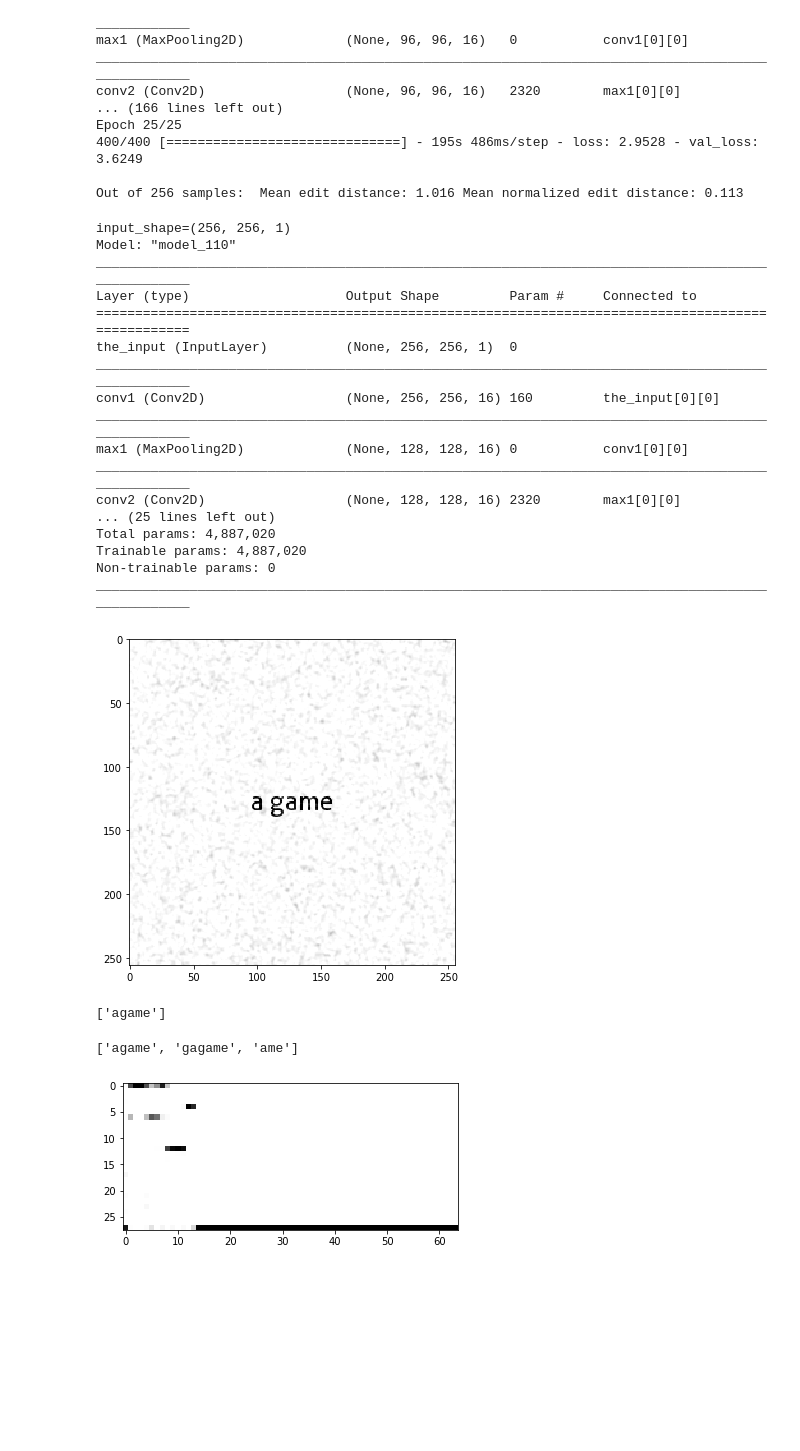
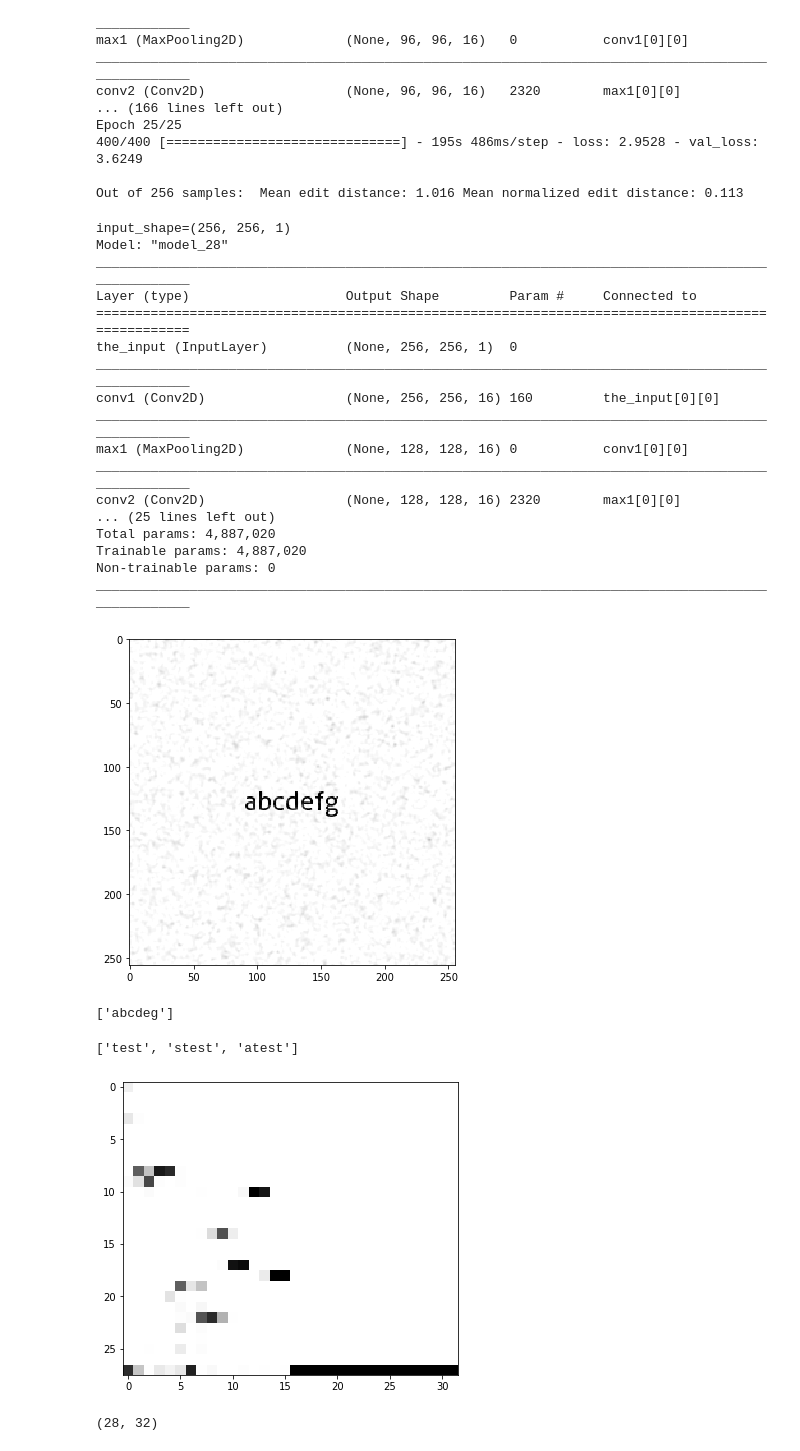
Before and after one commit to startoftext/image2text, a Jupyter notebook: image2text.ipynb, the cells around one changed output. Cells and saved outputs as stored; diff of their text form; code cells hidden in the pictures; blank space fills up the shorter version.

Commit message:
Added some code to do a test prediction and also a visual of the network output.

```diff
--- a/image2text.ipynb
+++ b/image2text.ipynb
@@ -708,7 +708,7 @@ model = build_prediction_model(output_size=len(alphabet) + 1,
 
 # model = Model(inputs=model.inputs[0], outputs=model.outputs[0])
 
-a = draw_text('a game',h = h, w = w, max_rotation=3, rotate=False, translate=False)
+a = draw_text('abcdefg',h = h, w = w, max_rotation=3, rotate=False, translate=False)
 b = a.reshape((h, w))
 plt.imshow(b, cmap='Greys_r')
 plt.show()
@@ -720,7 +720,7 @@ pred_texts = decode_predict_ctc(net_out_value)
 pred_texts
 # %% [output]
 input_shape=(256, 256, 1)
-Model: "model_110"
+Model: "model_28"
 __________________________________________________________________________________________________
 Layer (type)                    Output Shape         Param #     Connected to
 ==================================================================================================
@@ -736,14 +736,17 @@ Total params: 4,887,020
 Trainable params: 4,887,020
 Non-trainable params: 0
 __________________________________________________________________________________________________
-[figure, old version]
+[figure, new version]
-['agame']
+['abcdeg']
 # %%
 predit_a_image(model, a, top_paths = 3)
 # %% [output]
-['agame', 'gagame', 'ame']
+['test', 'stest', 'atest']
 # %%
-plt.imshow(net_out_value[0].T, cmap='binary', interpolation='nearest')
+plt.imshow(net_out_value[0].T[:,:32], cmap='binary', interpolation='nearest')
 plt.show()
+
+net_out_value[0].T[:,:32].shape
 # %% [output]
-[figure, old version]
+[figure, new version]
+(28, 32)
```
Also changed, not shown: parts of 3 cells of this notebook, 2 other files.
